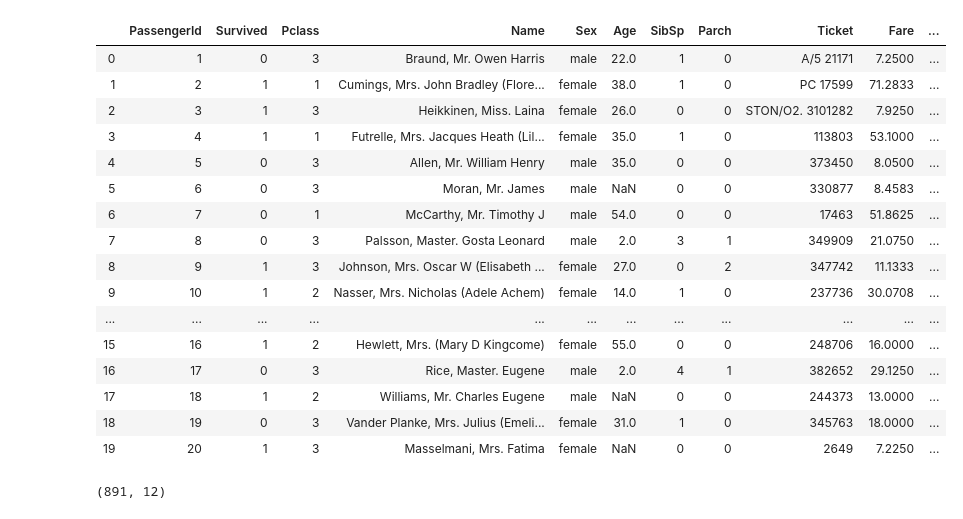
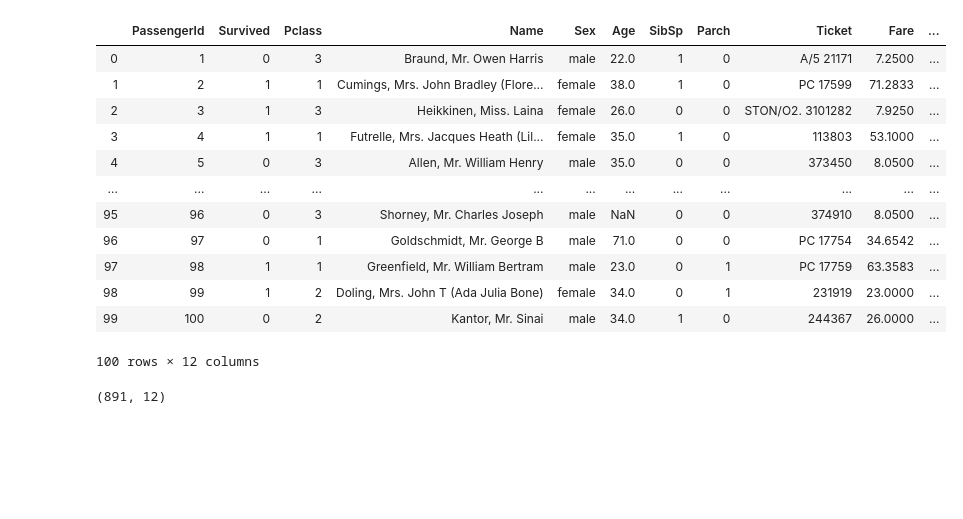
Before and after one commit to fvtester/Titanic, a Jupyter notebook: Titanic.ipynb, the cells around one changed output. Drawn from its saved outputs; the diff is of its cells as text; code cells hidden in the pictures; blank space fills up the shorter version.

```diff
--- a/Titanic.ipynb
+++ b/Titanic.ipynb
@@ -3,25 +3,21 @@ import pandas as pd
 # %%
 train=pd.read_csv('C:\\Users\\pi.karasev\\Documents\\titanic\\train.csv')
 # %%
-train.head(20)
+train.head(100)
 # %% [output]
 |  | PassengerId | Survived | Pclass | Name | Sex | Age | SibSp | Parch | Ticket | Fare | ... |
 | 0 | 1 | 0 | 3 | Braund, Mr. Owen Harris | male | 22.0 | 1 | 0 | A/5 21171 | 7.2500 | ... |
 | 1 | 2 | 1 | 1 | Cumings, Mrs. John Bradley (Flore... | female | 38.0 | 1 | 0 | PC 17599 | 71.2833 | ... |
 | 2 | 3 | 1 | 3 | Heikkinen, Miss. Laina | female | 26.0 | 0 | 0 | STON/O2. 3101282 | 7.9250 | ... |
 | 3 | 4 | 1 | 1 | Futrelle, Mrs. Jacques Heath (Lil... | female | 35.0 | 1 | 0 | 113803 | 53.1000 | ... |
 | 4 | 5 | 0 | 3 | Allen, Mr. William Henry | male | 35.0 | 0 | 0 | 373450 | 8.0500 | ... |
-| 5 | 6 | 0 | 3 | Moran, Mr. James | male | NaN | 0 | 0 | 330877 | 8.4583 | ... |
-| 6 | 7 | 0 | 1 | McCarthy, Mr. Timothy J | male | 54.0 | 0 | 0 | 17463 | 51.8625 | ... |
-| 7 | 8 | 0 | 3 | Palsson, Master. Gosta Leonard | male | 2.0 | 3 | 1 | 349909 | 21.0750 | ... |
-| 8 | 9 | 1 | 3 | Johnson, Mrs. Oscar W (Elisabeth ... | female | 27.0 | 0 | 2 | 347742 | 11.1333 | ... |
-| 9 | 10 | 1 | 2 | Nasser, Mrs. Nicholas (Adele Achem) | female | 14.0 | 1 | 0 | 237736 | 30.0708 | ... |
 | ... | ... | ... | ... | ... | ... | ... | ... | ... | ... | ... | ... |
-| 15 | 16 | 1 | 2 | Hewlett, Mrs. (Mary D Kingcome) | female | 55.0 | 0 | 0 | 248706 | 16.0000 | ... |
-| 16 | 17 | 0 | 3 | Rice, Master. Eugene | male | 2.0 | 4 | 1 | 382652 | 29.1250 | ... |
-| 17 | 18 | 1 | 2 | Williams, Mr. Charles Eugene | male | NaN | 0 | 0 | 244373 | 13.0000 | ... |
-| 18 | 19 | 0 | 3 | Vander Planke, Mrs. Julius (Emeli... | female | 31.0 | 1 | 0 | 345763 | 18.0000 | ... |
-| 19 | 20 | 1 | 3 | Masselmani, Mrs. Fatima | female | NaN | 0 | 0 | 2649 | 7.2250 | ... |
+| 95 | 96 | 0 | 3 | Shorney, Mr. Charles Joseph | male | NaN | 0 | 0 | 374910 | 8.0500 | ... |
+| 96 | 97 | 0 | 1 | Goldschmidt, Mr. George B | male | 71.0 | 0 | 0 | PC 17754 | 34.6542 | ... |
+| 97 | 98 | 1 | 1 | Greenfield, Mr. William Bertram | male | 23.0 | 0 | 1 | PC 17759 | 63.3583 | ... |
+| 98 | 99 | 1 | 2 | Doling, Mrs. John T (Ada Julia Bone) | female | 34.0 | 0 | 1 | 231919 | 23.0000 | ... |
+| 99 | 100 | 0 | 2 | Kantor, Mr. Sinai | male | 34.0 | 1 | 0 | 244367 | 26.0000 | ... |
+100 rows × 12 columns
 # %%
 train.shape
 # %% [output]
```
Also changed, not shown: parts of 16 cells of this notebook, 1 other file.
